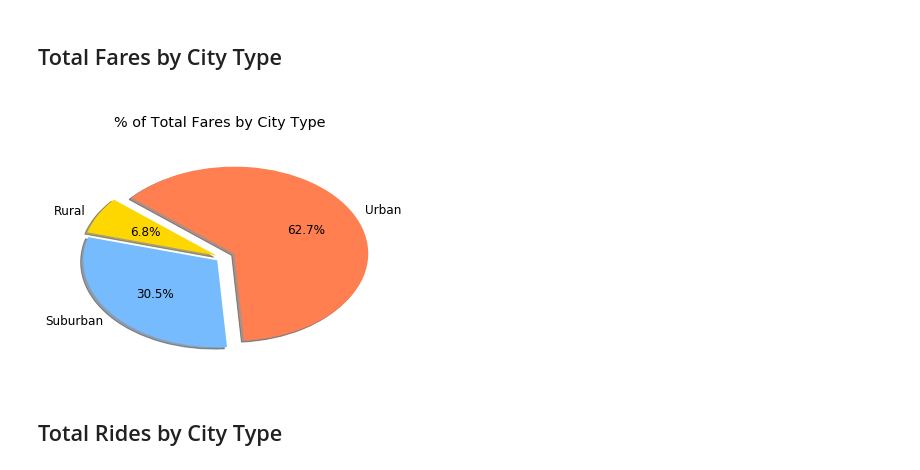
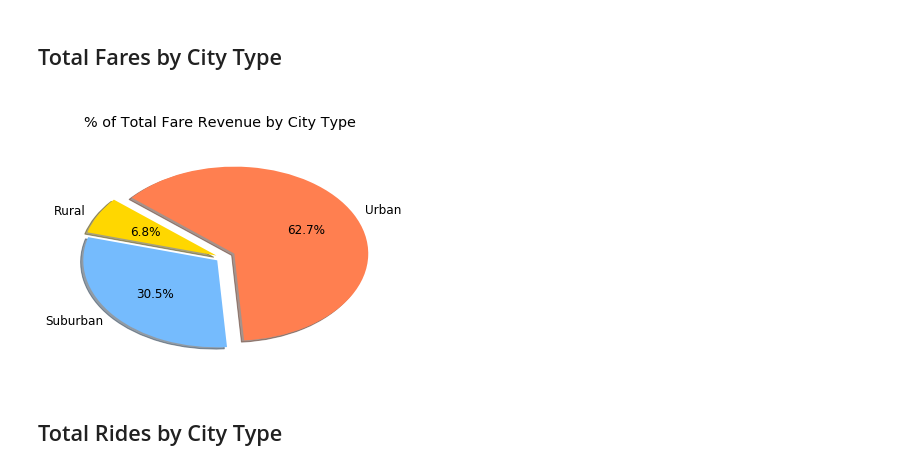
Before and after one commit to nj08831/PyPharmaceuticals, a Jupyter notebook: Pyber.ipynb, the cells around one changed output. Cells and saved outputs as stored; diff of their text form; code cells hidden in the pictures.

```diff
--- a/Pyber.ipynb
+++ b/Pyber.ipynb
@@ -324,26 +324,26 @@ def my_piecharts(my_values):
 # %%
 #print(total_fares)
 
 # Calculate Type Percents
 total_fares = cityride.groupby(['type'])['fare'].sum() / cityride['fare'].sum() *100
 
 # QAing the code above that it does what it is supposed to
 #for types in total_fares:
 #    labels.append(total_fares[types])
 #    print(types)
 
 
 # Build Pie Chart
 #plt.pie(total_fares,labels=city_type, colors=colors, explode=explode,
 #        autopct='%1.1f%%', shadow=True, startangle=140)
 
 
 # Run Pie Chart
 my_piecharts(total_fares)
-plt.title("\n% of Total Fares by City Type \n")
+plt.title("\n% of Total Fare Revenue by City Type \n")
 plt.show()
 # %% [output]
-[figure, old version]
+[figure, new version]
 # %% [markdown]
 ## Total Rides by City Type
 # %%
```
